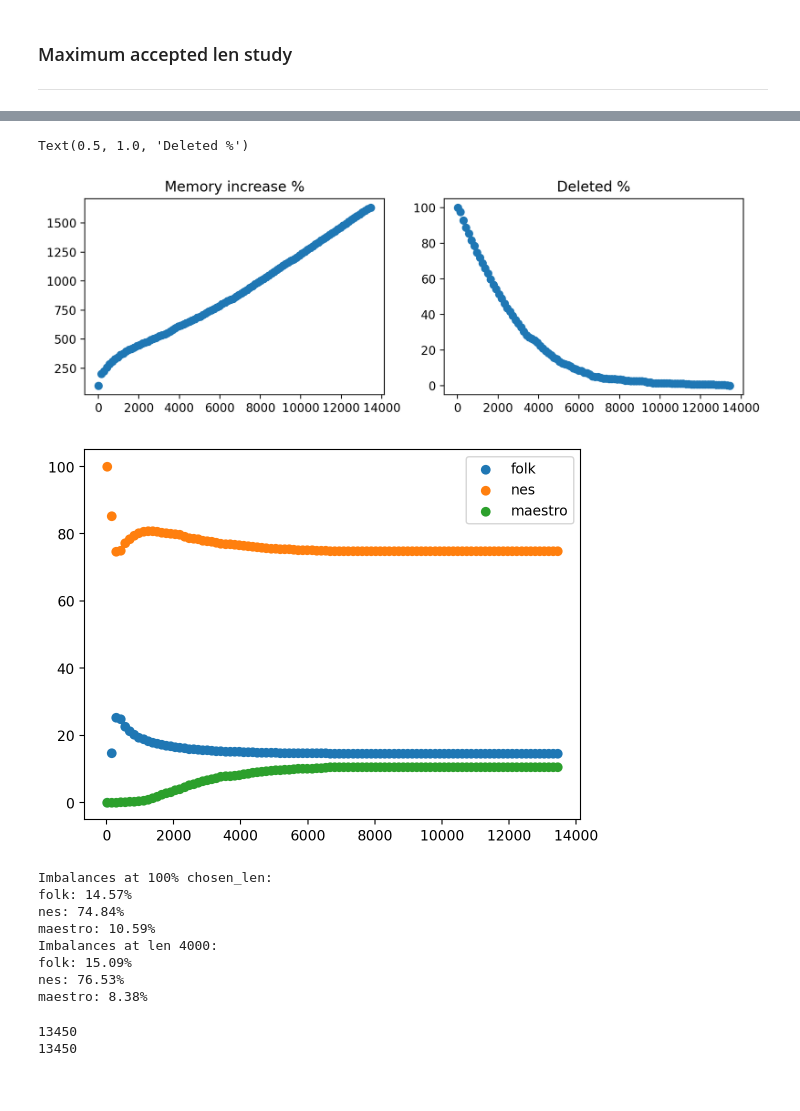
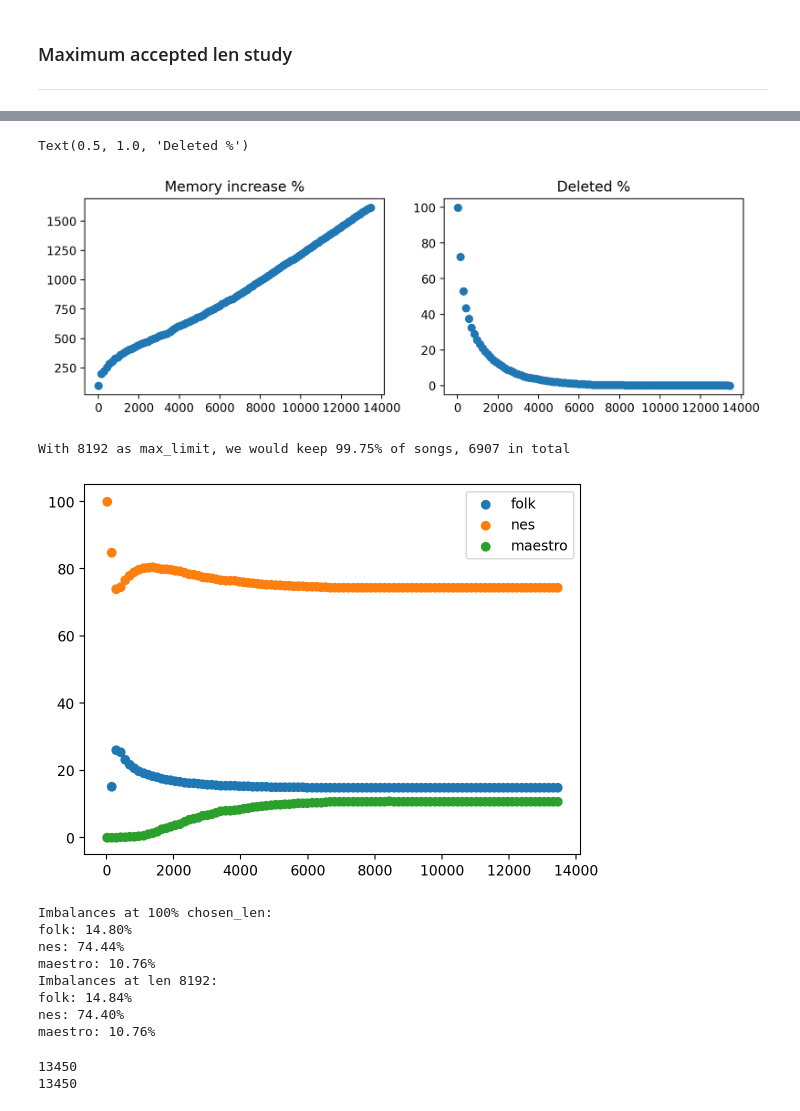
Before and after one commit to MarcelloCeresini/MusicGeneration, a Jupyter notebook: src/dataset_exploration.ipynb, the cells around one changed output, grey strips where cells are left out. Saved outputs shown, nothing was run; the diff lists cells and outputs as text; code cells hidden in the pictures.

```diff
--- a/src/dataset_exploration.ipynb
+++ b/src/dataset_exploration.ipynb
@@ -45,7 +44,7 @@ folk: 1033, maestro: 1276, nes: 5278, tot: 7587
 ---
 ## Data exploration
 # %%
-dataset = folk
+dataset = lmd_matched
 # %%
 print(len(dataset))
 flag = False
@@ -313,18 +306,6 @@ def duration_loss(possible_durations: np.array, real_durations: dict, limit_max_
             tot_notes += num_notes
 
     return loss/tot_notes
-# %%
-np_durations = np.zeros(300)
-i = 0
-note_l = 1/2
-
-for _ in range(int(256/16)):
-    while np_durations[i] < note_l:
-        i+=1
-        np_durations[i] = np_durations[i-1] + (note_l/32)
-    note_l *= 2
-
-np_durations = np_durations[1:129+8]
 # %%
 # The mean error with our discretization on "short" (<48 beats) note is 0.67%, if we add long notes it becomes ~2%
 plt.scatter(
@@ -343,7 +325,7 @@ duration_loss(np_durations, stats["durations"], limit_max_len=max(np_durations))
 # %%
 min = 10000000
 idx = -1
-for i, song in enumerate(dataset):
+for i, song in tqdm(enumerate(dataset)):
     len_song = np.sum([len(track.notes) for track in song.tracks if len(track.notes) > 0])
     if len_song < min and len_song > 0:
         min = len_song
@@ -462,14 +422,10 @@ len_x = [len(sample) for sample in samples]
 sorted_labels = [y for _, y in sorted(zip(len_x, labels), key=lambda pair: pair[0])]
 
 
-p_0 = []
-p_1 = []
-p_2 = []
+lengths = {}
 
 for i, (x, y) in enumerate(zip(sorted(len_x), sorted_labels)):
-    if y == 0: # folk
-        p_0.append((i, x))
-    elif y == 1: # nes
-        p_1.append((i, x))
-    elif y == 2: # maestro
-        p_2.append((i, x))
+    if y not in lengths.keys():
+        lengths[y] = [(i, x)]
+    else:
+        lengths[y].append((i, x))
@@ -484,21 +439,30 @@ plt.legend(["nes", "maestro", "folk"]);
 # %%
 limits = np.linspace(min(len_x), max(len_x), 100)
 deleted = []
 memory = []
 
 for i, lim in enumerate(limits):
-    deleted.append(sum(l for l in len_x if l>lim) / sum(len_x) * 100)
+    deleted.append(sum(1 for l in len_x if l>lim) / len(len_x) * 100)
     memory.append(sum(lim for l in len_x if l<=lim) / sum(l for l in len_x if l<=lim) * 100)
 
 fig, (ax1, ax2) = plt.subplots(1, 2)
 fig.set_size_inches(10,3)
 ax1.scatter(limits, memory)
 ax1.set_title("Memory increase %")
 ax2.scatter(limits, deleted)
 ax2.set_title("Deleted %")
 # %% [output]
 Text(0.5, 1.0, 'Deleted %')
-[figure, old version]
+[figure, new version]
+# %%
+chosen_len = 8192
+print("With {} as max_limit, we would keep {:.2f}% of songs, {} in total".format(
+    chosen_len,
+    sum(1 for l in len_x if l<=chosen_len) / len(len_x) * 100,
+    sum(1 for l in len_x if l<=chosen_len)
+    ))
+# %% [output]
+With 8192 as max_limit, we would keep 99.75% of songs, 6907 in total
 # %%
 def get_dataset_imbalance(samples, labels, names, chosen_len=None):
 
@@ -543,17 +507,17 @@ def get_dataset_imbalance(samples, labels, names, chosen_len=None):
         return imbalances
 
 final_imbalances = get_dataset_imbalance(samples, labels, ["folk", "nes", "maestro"])
-imbalances = get_dataset_imbalance(samples, labels, ["folk", "nes", "maestro"], chosen_len=4000)
+imbalances = get_dataset_imbalance(samples, labels, ["folk", "nes", "maestro"], chosen_len=chosen_len)
 # %% [output]
 [figure]
 Imbalances at 100% chosen_len:
-folk: 14.57%
-nes: 74.84%
-maestro: 10.59%
-Imbalances at len 4000:
-folk: 15.09%
-nes: 76.53%
-maestro: 8.38%
+folk: 14.80%
+nes: 74.44%
+maestro: 10.76%
+Imbalances at len 8192:
+folk: 14.84%
+nes: 74.40%
+maestro: 10.76%
 # %%
 # can be reduced for minor memory footprint
 chosen_len = max(len(sample) for sample in samples)
```
Also changed, not shown: parts of 31 cells of this notebook, 2 other files.
